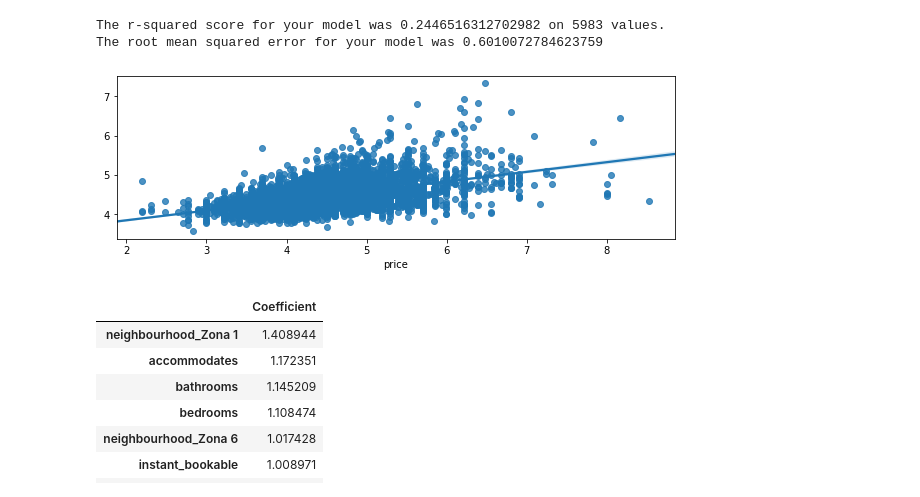
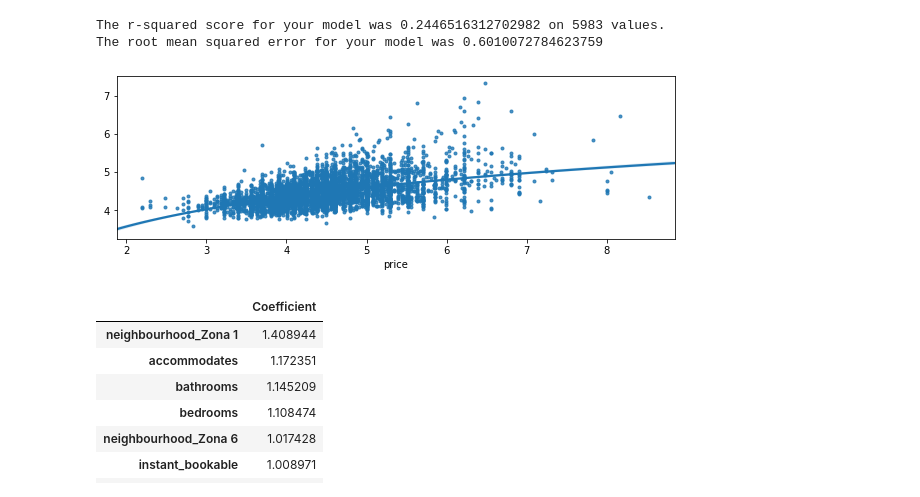
Before and after one commit to BigCarl89/airbnb-milan, a Jupyter notebook: airbnb-milan-def.ipynb, the cells around one changed output. Saved outputs shown, nothing was run; the diff lists cells and outputs as text; code cells hidden in the pictures.

```diff
--- a/airbnb-milan-def.ipynb
+++ b/airbnb-milan-def.ipynb
@@ -2023,9 +2025,9 @@ The r-squared score for your model was 0.2446516312702982 on 5983 values.
 The root mean squared error for your model was 0.6010072784623759
 # %%
 fig = plt.figure(figsize=(10,3))
-sns.regplot(y_test,y_test_preds);
+sns.regplot(y_test,y_test_preds, logx=True, marker='.');
 # %% [output]
-[figure, old version]
+[figure, new version]
 # %%
 pd.DataFrame(np.exp(lm_model.coef_), X.columns, columns=['Coefficient']).sort_values(by='Coefficient',ascending=False)
 # %% [output]
```
Also changed, not shown: parts of 10 cells of this notebook.
